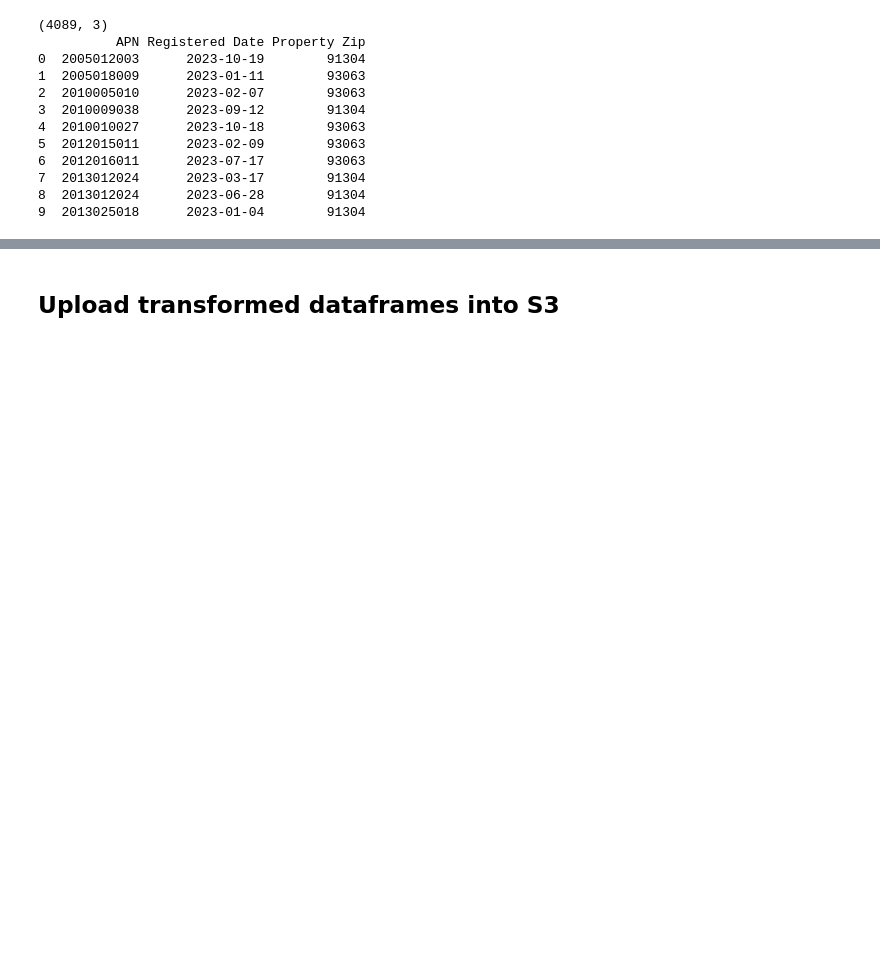
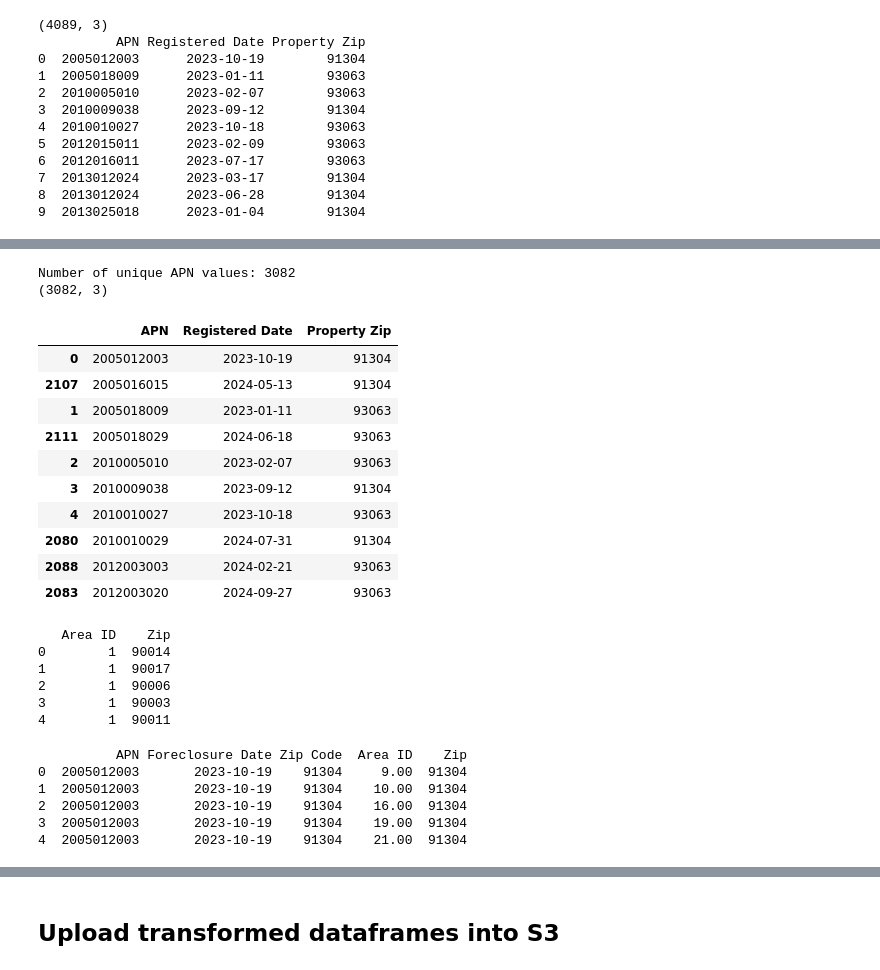
Before and after one commit to cploebell/ads-508-team-project, a Jupyter notebook: ads508_proj.ipynb, the cells around one changed output, grey strips where cells are left out. Cells and saved outputs as stored; diff of their text form; code cells hidden in the pictures; blank space fills up the shorter version.

Commit message:
combining LAPD data

```diff
--- a/ads508_proj.ipynb
+++ b/ads508_proj.ipynb
@@ -964,0 +1029,68 @@ print(df_fc_combined.head(10))
+# %%
+# it seems unlikely the same house would be foreclosed on more than one in a two year span and perhaps is how LA tracks the foreclosure process
+# we will drop duplicate APNs and only keep the oldest Registered Date
+
+# Sort the dataframe by APN and Registered Date (oldest date first)
+df_fc_combined_sorted = df_fc_combined.sort_values(by=['APN', 'Registered Date'])
+
+# Remove duplicates based on APN, keeping the first (oldest) row
+df_fc_combined_no_duplicates = df_fc_combined_sorted.drop_duplicates(subset=['APN'], keep='first')
+
+# Display the result
+unique_apn_count = df_fc_combined_no_duplicates['APN'].nunique()
+print("Number of unique APN values:", unique_apn_count)
+print(df_fc_combined_no_duplicates.shape)
+df_fc_combined_no_duplicates.head(10)
+# %% [output]
+Number of unique APN values: 3082
+(3082, 3)
+|  | APN | Registered Date | Property Zip |
+| 0 | 2005012003 | 2023-10-19 | 91304 |
+| 2107 | 2005016015 | 2024-05-13 | 91304 |
+| 1 | 2005018009 | 2023-01-11 | 93063 |
+| 2111 | 2005018029 | 2024-06-18 | 93063 |
+| 2 | 2010005010 | 2023-02-07 | 93063 |
+| 3 | 2010009038 | 2023-09-12 | 91304 |
+| 4 | 2010010027 | 2023-10-18 | 93063 |
+| 2080 | 2010010029 | 2024-07-31 | 91304 |
+| 2088 | 2012003003 | 2024-02-21 | 93063 |
+| 2083 | 2012003020 | 2024-09-27 | 93063 |
+# %%
+# next we have LAPD data on zip codes and what Area ID they correspond to, so we will combine that information
+
+bucket_name = 'ads508-group7'
+file_key = 'LAPD/LAPD Area ID.csv'
+
+# Download the file from S3 to a pandas DataFrame
+obj = s3.get_object(Bucket=bucket_name, Key=file_key)
+df_lapd = pd.read_csv(obj['Body'])
+
+# Display the first few rows
+print(df_lapd.head())
+# %% [output]
+   Area ID    Zip
+0        1  90014
+1        1  90017
+2        1  90006
+3        1  90003
+4        1  90011
+# %%
+# ensure they are in string format
+df_fc_combined['Property Zip'] = df_fc_combined['Property Zip'].astype(str)
+df_lapd['Zip'] = df_lapd['Zip'].astype(str)
+
+# Merge the dataframes
+df_fc_areaID = pd.merge(df_fc_combined, df_lapd[['Area ID', 'Zip']], left_on='Property Zip', right_on='Zip', how='left')
+
+# Rename columns to match the desired output format
+df_fc_areaID = df_fc_areaID.rename(columns={'Registered Date': 'Foreclosure Date', 'Property Zip': 'Zip Code'})
+
+# Display the first few rows
+print(df_fc_areaID.head())
+# %% [output]
+          APN Foreclosure Date Zip Code  Area ID    Zip
+0  2005012003       2023-10-19    91304     9.00  91304
+1  2005012003       2023-10-19    91304    10.00  91304
+2  2005012003       2023-10-19    91304    16.00  91304
+3  2005012003       2023-10-19    91304    19.00  91304
+4  2005012003       2023-10-19    91304    21.00  91304
```
Also changed, not shown: parts of 11 cells of this notebook.
